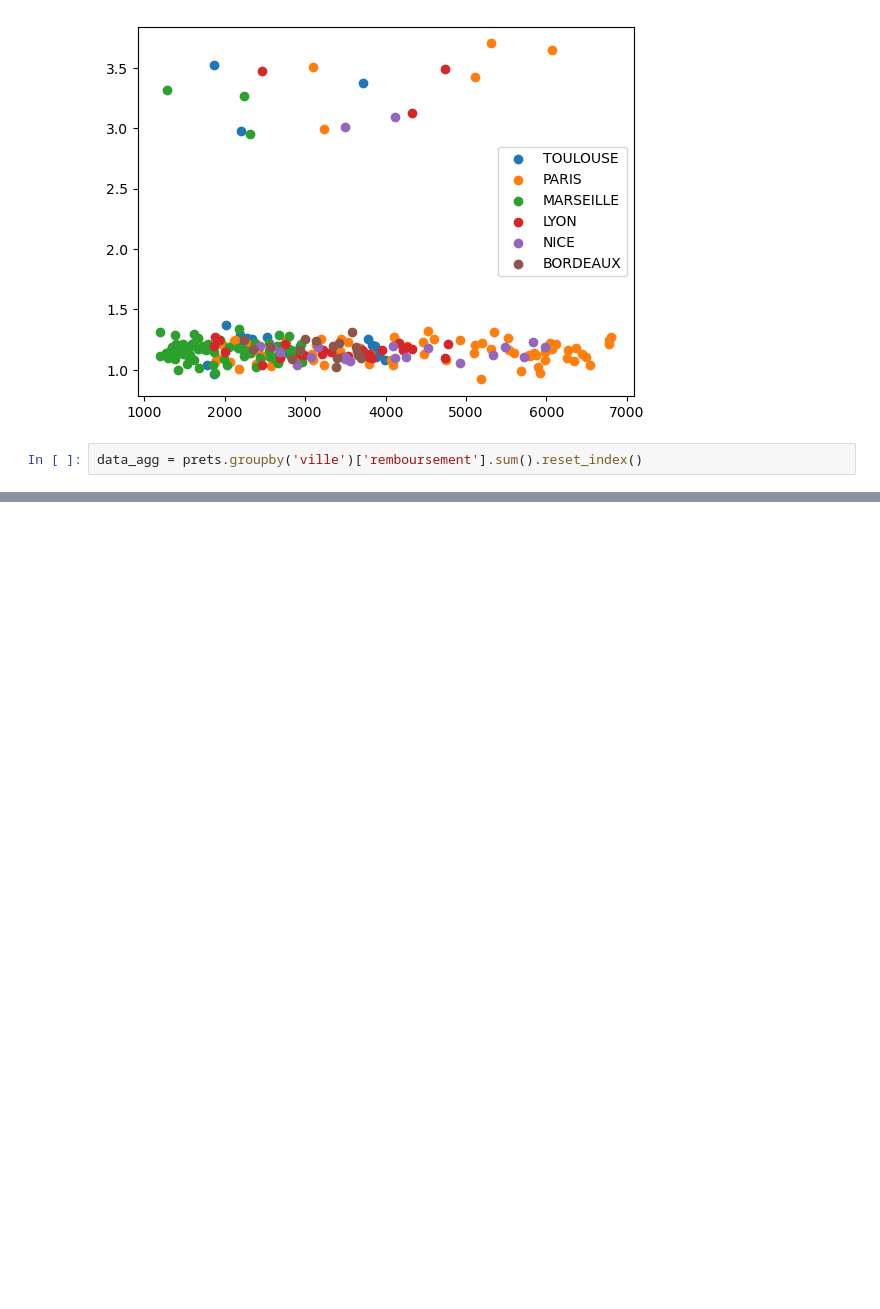
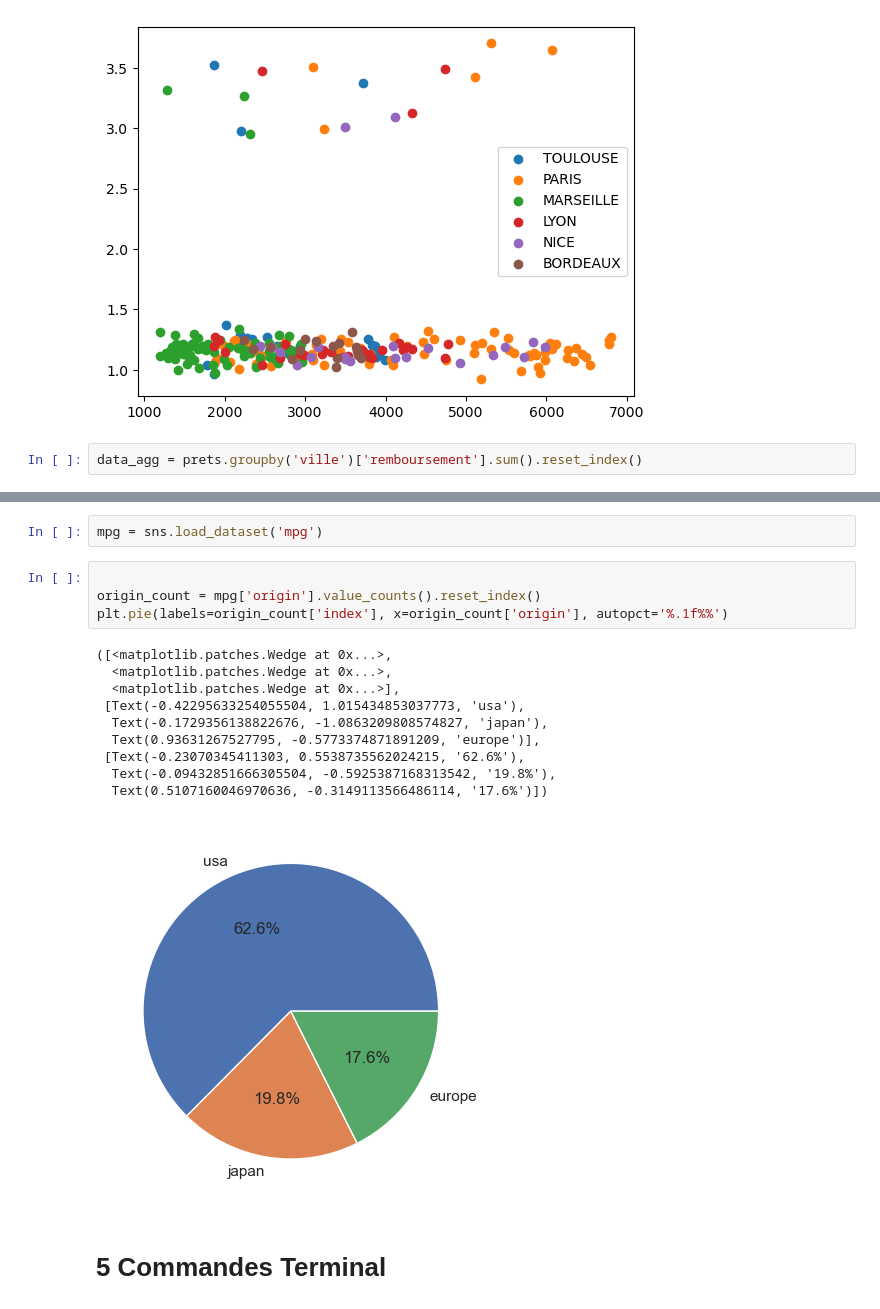
Before and after one commit to Nacim-B/OpenClassrooms-Training, a Jupyter notebook: Project_2.ipynb, the cells around one changed output, grey strips where cells are left out. Saved outputs shown, nothing was run; the diff lists cells and outputs as text; blank space fills up the shorter version.

Commit message:
commandes terminal

```diff
--- a/Project_2.ipynb
+++ b/Project_2.ipynb
@@ -374,0 +369,19 @@ AttributeError: module 'seaborn' has no attribute 'piecount'
+# %%
+mpg = sns.load_dataset('mpg')
+# %%
+
+origin_count = mpg['origin'].value_counts().reset_index()
+plt.pie(labels=origin_count['index'], x=origin_count['origin'], autopct='%.1f%%')
+# %% [output]
+([<matplotlib.patches.Wedge at 0x...>,
+  <matplotlib.patches.Wedge at 0x...>,
+  <matplotlib.patches.Wedge at 0x...>],
+ [Text(-0.42295633254055504, 1.015434853037773, 'usa'),
+  Text(-0.1729356138822676, -1.0863209808574827, 'japan'),
+  Text(0.93631267527795, -0.5773374871891209, 'europe')],
+ [Text(-0.23070345411303, 0.5538735562024215, '62.6%'),
+  Text(-0.09432851666305504, -0.5925387168313542, '19.8%'),
+  Text(0.5107160046970636, -0.3149113566486114, '17.6%')])
+[figure, added]
+# %% [markdown]
+# 5 Commandes Terminal
```
Also changed, not shown: parts of 24 cells of this notebook.
